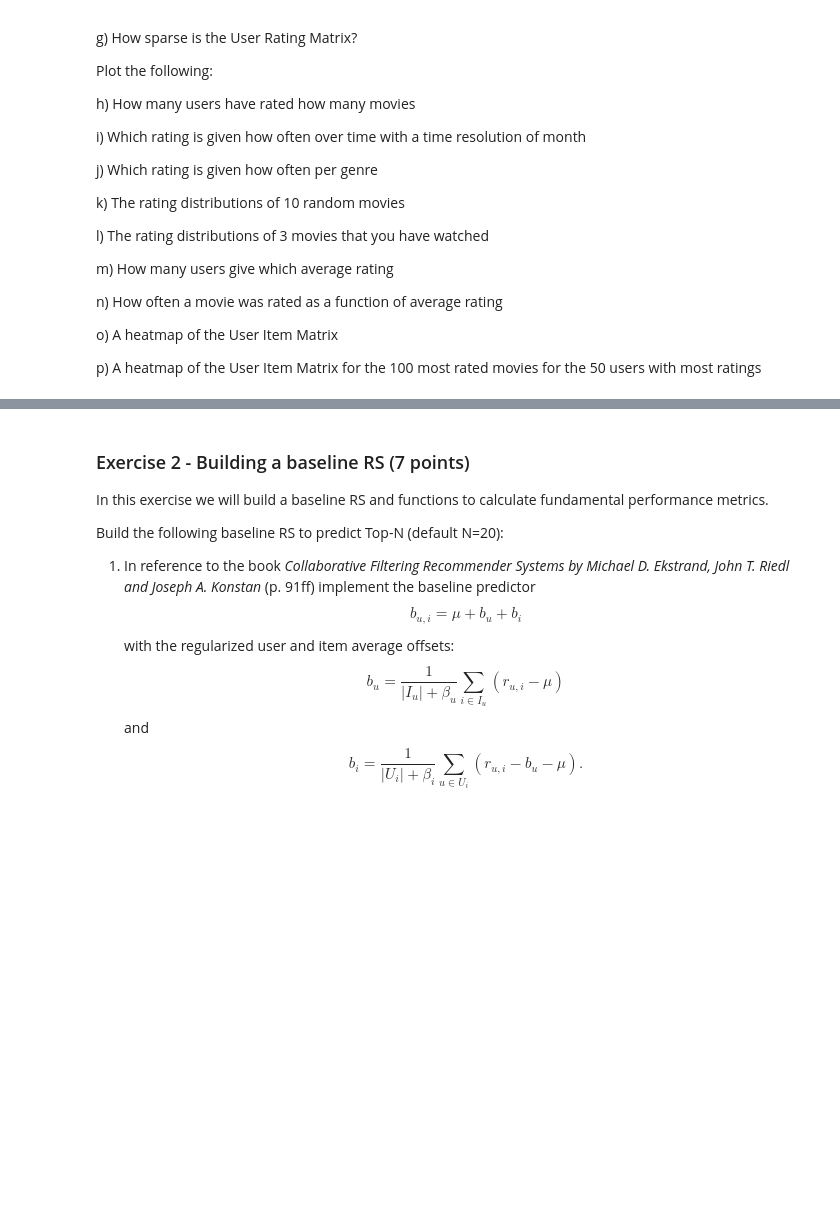
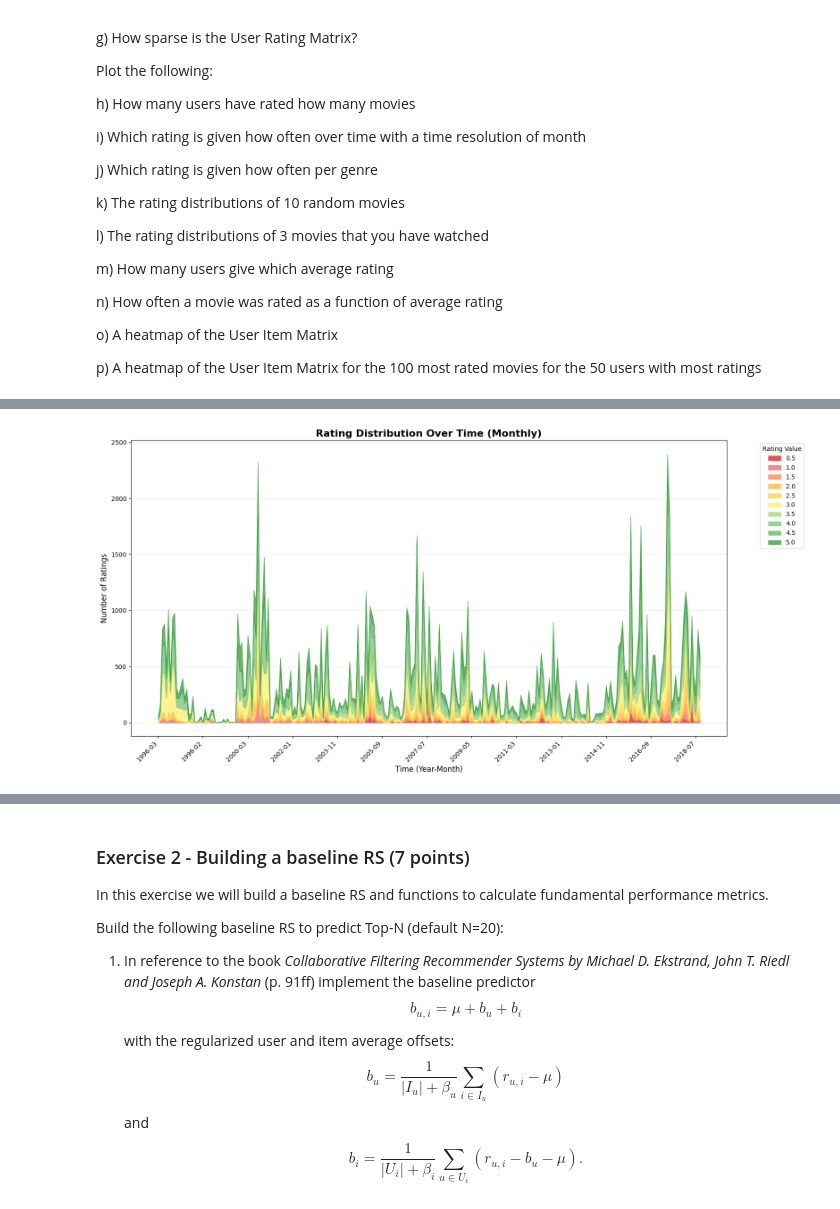
Before and after one commit to michelle-rohrer/recommender_systems, a Jupyter notebook: RSY_MiniChallenge_HS25.ipynb, the cells around one changed output, grey strips where cells are left out. Drawn from its saved outputs; the diff is of its cells as text; code cells hidden in the pictures; blank space fills up the shorter version.

```diff
--- a/RSY_MiniChallenge_HS25.ipynb
+++ b/RSY_MiniChallenge_HS25.ipynb
@@ -416,0 +560,75 @@ for genre in genre_rating_dist.index:
+# %%
+# i) Plot: Which rating is given how often over time with monthly resolution
+
+# Add year-month column for time analysis
+ratings['year_month'] = ratings['datetime'].dt.to_period('M')
+
+# Count ratings by month and rating value
+monthly_ratings = ratings.groupby(['year_month', 'rating']).size().unstack(fill_value=0)
+
+# Ensure we have all rating values (0.5 to 5.0 in steps of 0.5)
+all_ratings = [0.5, 1.0, 1.5, 2.0, 2.5, 3.0, 3.5, 4.0, 4.5, 5.0]
+for rating in all_ratings:
+    if rating not in monthly_ratings.columns:
+        monthly_ratings[rating] = 0
+
+# Sort columns by rating value
+monthly_ratings = monthly_ratings[sorted(monthly_ratings.columns)]
+
+plt.figure(figsize=(16, 8))
+
+# Custom color palette for ratings (from low to high)
+rating_colors = {
+    0.5: '#D32F2F', # Dunkles Rot
+    1.0: '#E57373', # Mittleres Rot
+    1.5: '#FF8A65', # Rot-Orange
+    2.0: '#FFB74D', # Orange
+    2.5: '#FFD54F', # Gelb-Orange
+    3.0: '#FFF176', # Helles Gelb
+    3.5: '#AED581', # Gelbgrün
+    4.0: '#81C784', # Hellgrün
+    4.5: '#66BB6A', # Mittelgrün
+    5.0: '#43A047'  # Dunkelgrün
+}
+
+# Create the stacked area plot
+x_values = range(len(monthly_ratings))
+bottom = np.zeros(len(monthly_ratings))
+
+for rating in monthly_ratings.columns:
+    color = rating_colors.get(rating, '#CCCCCC')
+    plt.fill_between(x_values, bottom, bottom + monthly_ratings[rating],
+                     color=color, alpha=0.8, label=f'{rating}')
+    bottom += monthly_ratings[rating]
+
+plt.title('Rating Distribution Over Time (Monthly)', fontsize=16, fontweight='bold')
+plt.xlabel('Time (Year-Month)', fontsize=12)
+plt.ylabel('Number of Ratings', fontsize=12)
+plt.legend(title='Rating Value', bbox_to_anchor=(1.05, 1), loc='upper left', fontsize=10, ncol=1)
+plt.grid(True, alpha=0.3, axis='y')
+
+# Set x-axis labels
+step = max(1, len(monthly_ratings) // 12)  # Zeige ca. 12 Labels
+x_positions = range(0, len(monthly_ratings), step)
+x_labels = [str(monthly_ratings.index[i]) for i in x_positions]
+plt.xticks(x_positions, x_labels, rotation=45, ha='right')
+
+plt.tight_layout()
+plt.show()
+
+print("Monthly rating trends analysis:")
+print(f"• Dataset spans from {ratings['year_month'].min()} to {ratings['year_month'].max()}")
+print(f"• Total months with data: {ratings['year_month'].nunique()}")
+print(f"• Average ratings per month: {len(ratings) / ratings['year_month'].nunique():.1f}")
+
+# Show some monthly statistics
+monthly_totals = monthly_ratings.sum(axis=1)
+print(f"\nTop 5 months with most ratings:")
+for month, count in monthly_totals.nlargest(5).items():
+    print(f"• {month}: {count:,} ratings")
+
+print(f"\nTop 5 months with fewest ratings:")
+for month, count in monthly_totals.nsmallest(5).items():
+    print(f"• {month}: {count:,} ratings")
+# %% [output]
+[figure, added]
```
Also changed, not shown: parts of 33 cells of this notebook.
